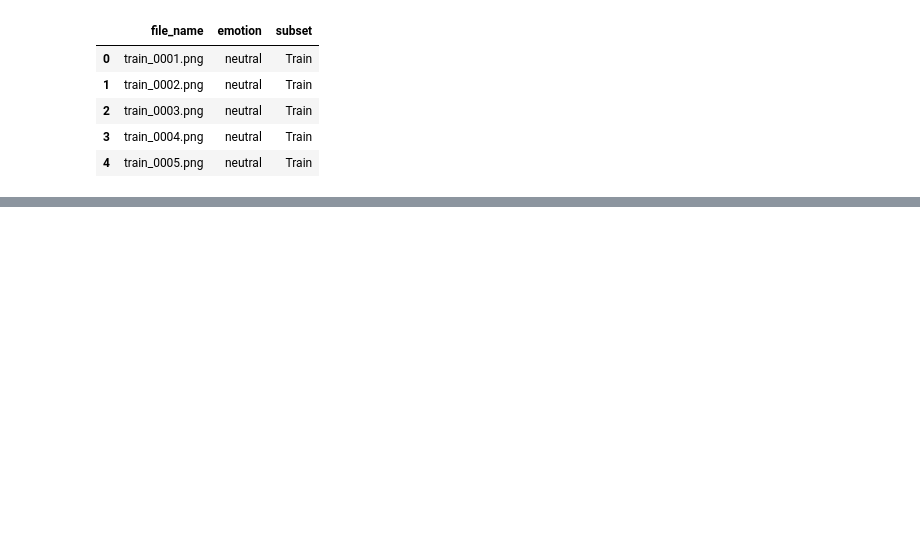
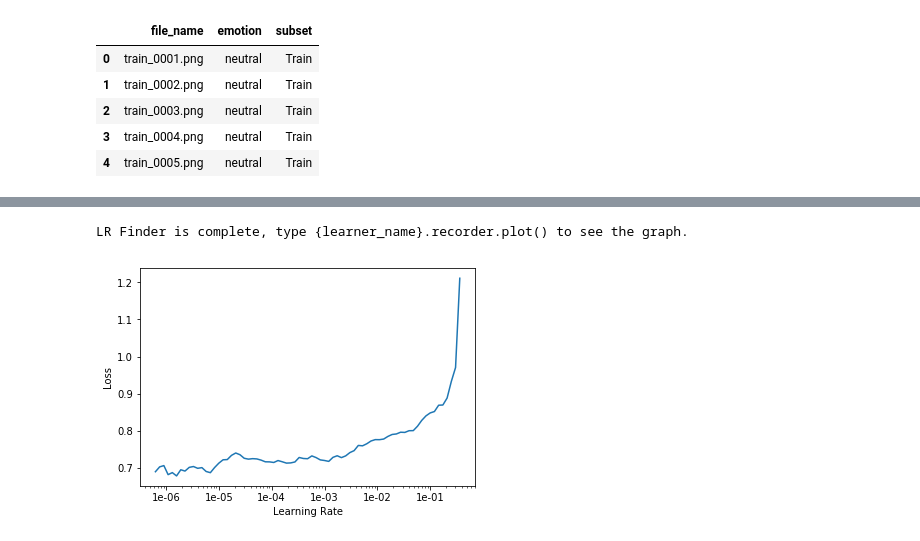
Before and after one commit to sri-1007/speech_emotion_recognition, a Jupyter notebook: scripts/fastai speech.ipynb, the cells around one changed output, grey strips where cells are left out. Cells and saved outputs as stored; diff of their text form; code cells hidden in the pictures; blank space fills up the shorter version.

```diff
--- a/scripts/fastai speech.ipynb
+++ b/scripts/fastai speech.ipynb
@@ -85,0 +186,2 @@ RuntimeError: Traceback (most recent call last):
+# %%
+model.fit_one_cycle(cyc_len=6, max_lr=slice(5e-4, 5e-3))
@@ -85,0 +199,11 @@ RuntimeError: Traceback (most recent call last):
+# %%
+model.load('stage3')
+
+model.data = (basic_block
+            .transform(tfms,
+                       size=170)
+            .databunch(bs=32))
+# %%
+model.lr_find()
+model.recorder.plot()
+# %% [output]
@@ -85,0 +211,2 @@ RuntimeError: Traceback (most recent call last):
+LR Finder is complete, type {learner_name}.recorder.plot() to see the graph.
+[figure, added]
```
Also changed, not shown: parts of 26 cells of this notebook.
